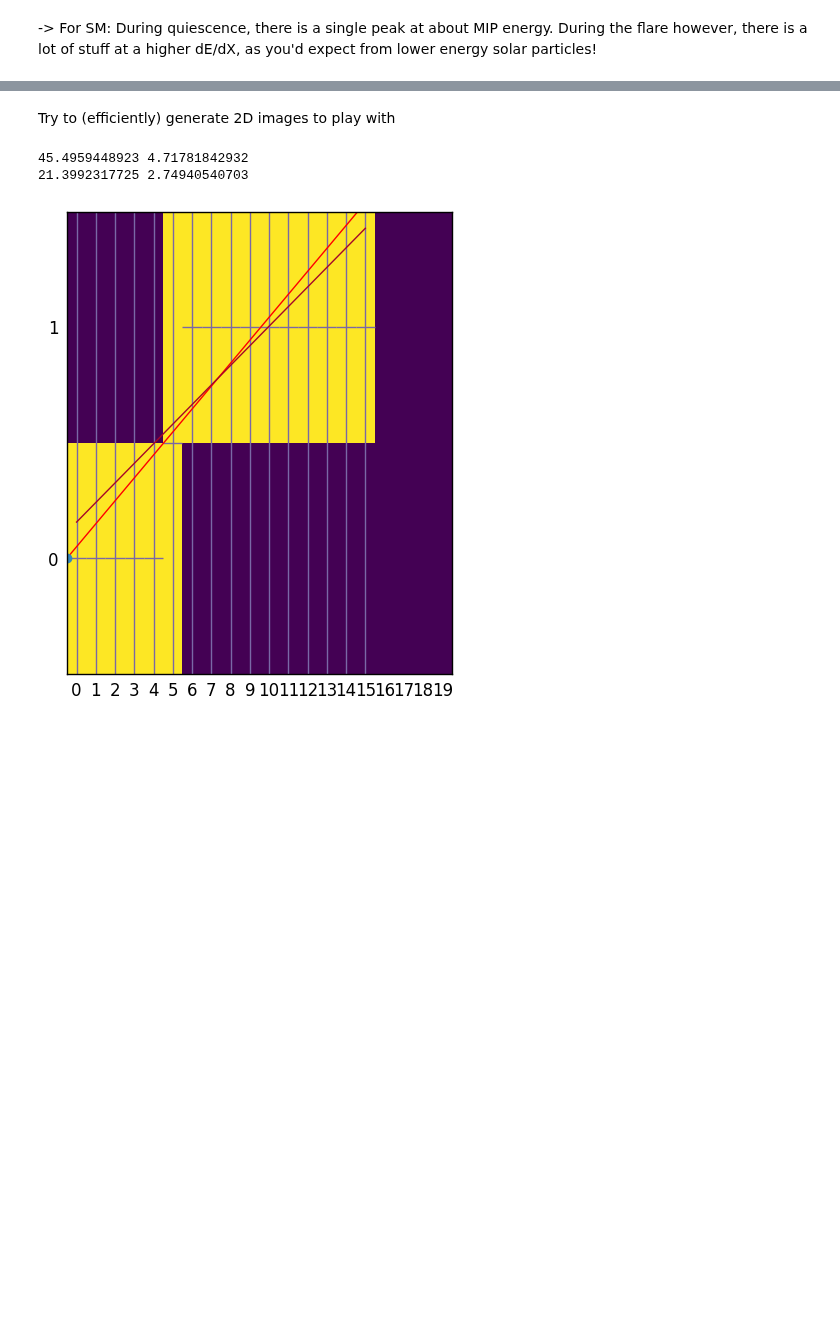
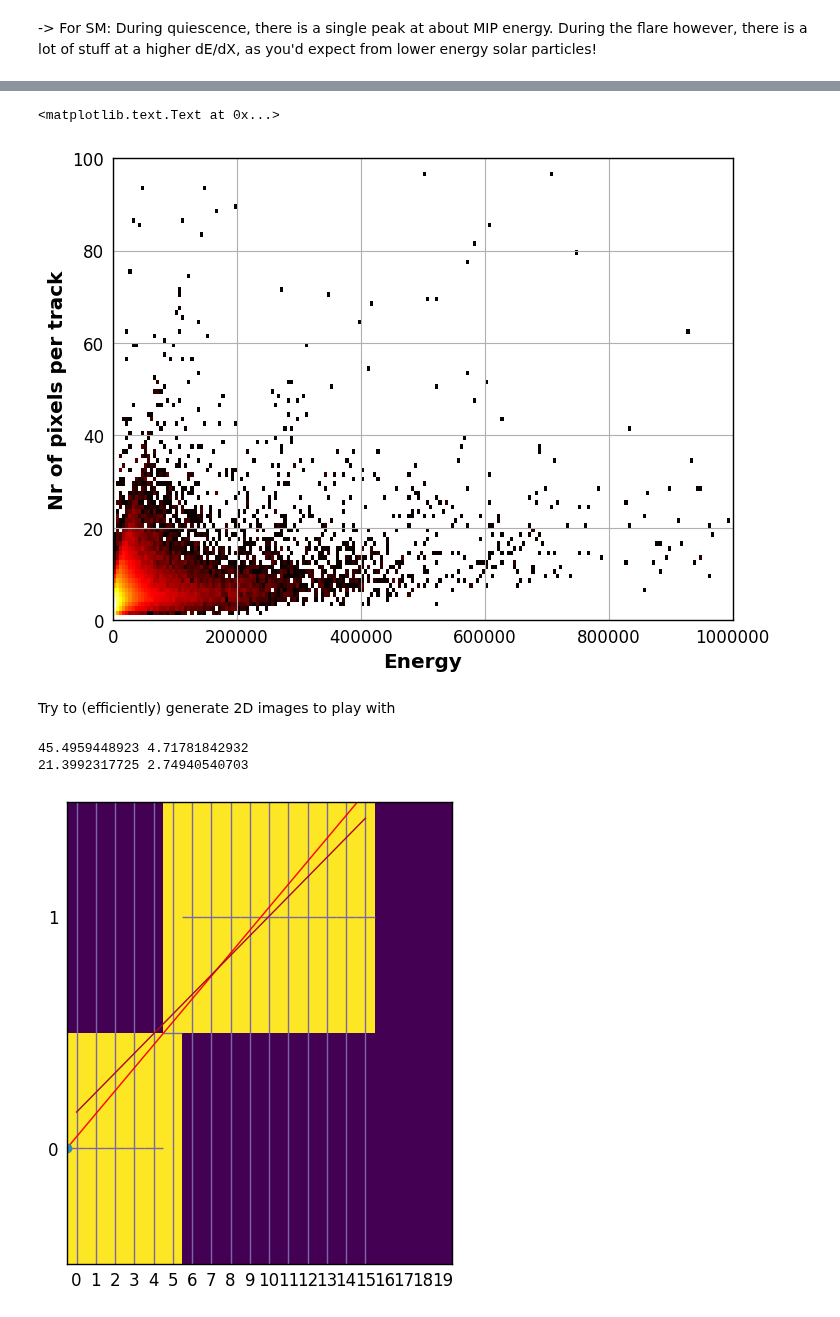
Before and after one commit to asierabreu/cosmics, a Jupyter notebook: postprocessing/track_geometry.ipynb, the cells around one changed output, grey strips where cells are left out. Saved outputs shown, nothing was run; the diff lists cells and outputs as text; code cells hidden in the pictures; blank space fills up the shorter version.

```diff
--- a/postprocessing/track_geometry.ipynb
+++ b/postprocessing/track_geometry.ipynb
@@ -896,3 +898,22 @@ testhist = plt.hist(dEdx[length/sd_length > 10],90,log=False,range=(0,10))
+# %%
+ecos = []
+nn = []
+lal = []
+lac = []
+
+for obs in obslist:
+    for ii in range(len(obs.data)):
+        nn.append(np.sum(obs.data['TRACK'][ii]>0))
+        ecos.append(obs.data['TRACK_EN'][ii])
+        lal.append(obs.data['DIM_AL'][ii])
+        lac.append(obs.data['DIM_AC'][ii])
+# %%
+testhist = plt.hist2d(ecos,nn,bins=(200,100),cmap='hot',range=[[0,1000000],[0,100]],norm=LogNorm())
+plt.xlabel('Energy')
+plt.ylabel('Nr of pixels per track')
+# %% [output]
+<matplotlib.text.Text at 0x...>
+[figure, added]
 # %% [markdown]
 Try to (efficiently) generate 2D images to play with
 # %%
```
Also changed, not shown: parts of 5 cells of this notebook, 14 other files.
